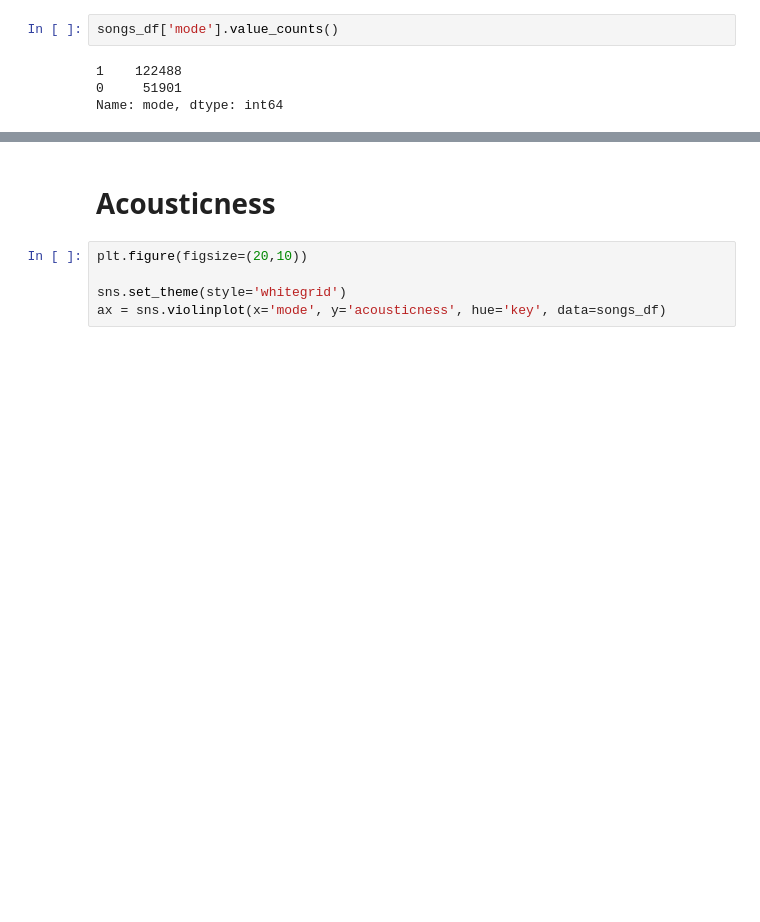
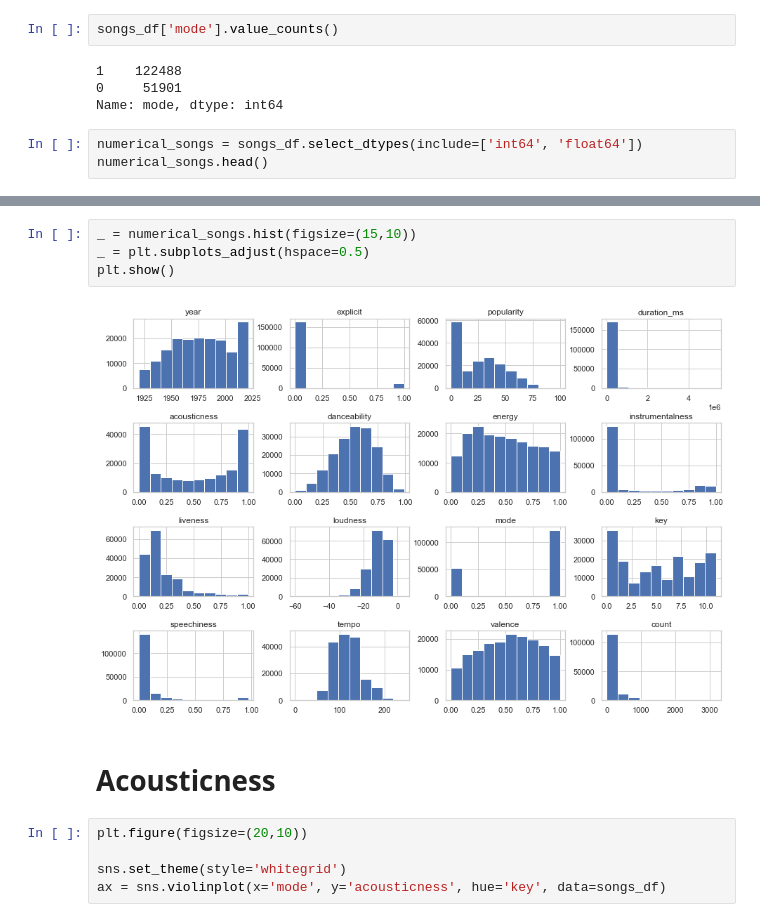
Before and after one commit to jkurt13/CapstoneThree, a Jupyter notebook: EDA.ipynb, the cells around one changed output, grey strips where cells are left out. Saved outputs shown, nothing was run; the diff lists cells and outputs as text; blank space fills up the shorter version.

```diff
--- a/EDA.ipynb
+++ b/EDA.ipynb
@@ -69,3 +89,6 @@ songs_df['mode'].value_counts()
 1    122488
 0     51901
 Name: mode, dtype: int64
+# %%
+numerical_songs = songs_df.select_dtypes(include=['int64', 'float64'])
+numerical_songs.head()
@@ -72,3 +102,9 @@ Name: mode, dtype: int64
+# %%
+_ = numerical_songs.hist(figsize=(15,10))
+_ = plt.subplots_adjust(hspace=0.5)
+plt.show()
+# %% [output]
+[figure, added]
 # %% [markdown]
 # Acousticness
 # %%
```
Also changed, not shown: parts of 3 cells of this notebook, 3 other files.
